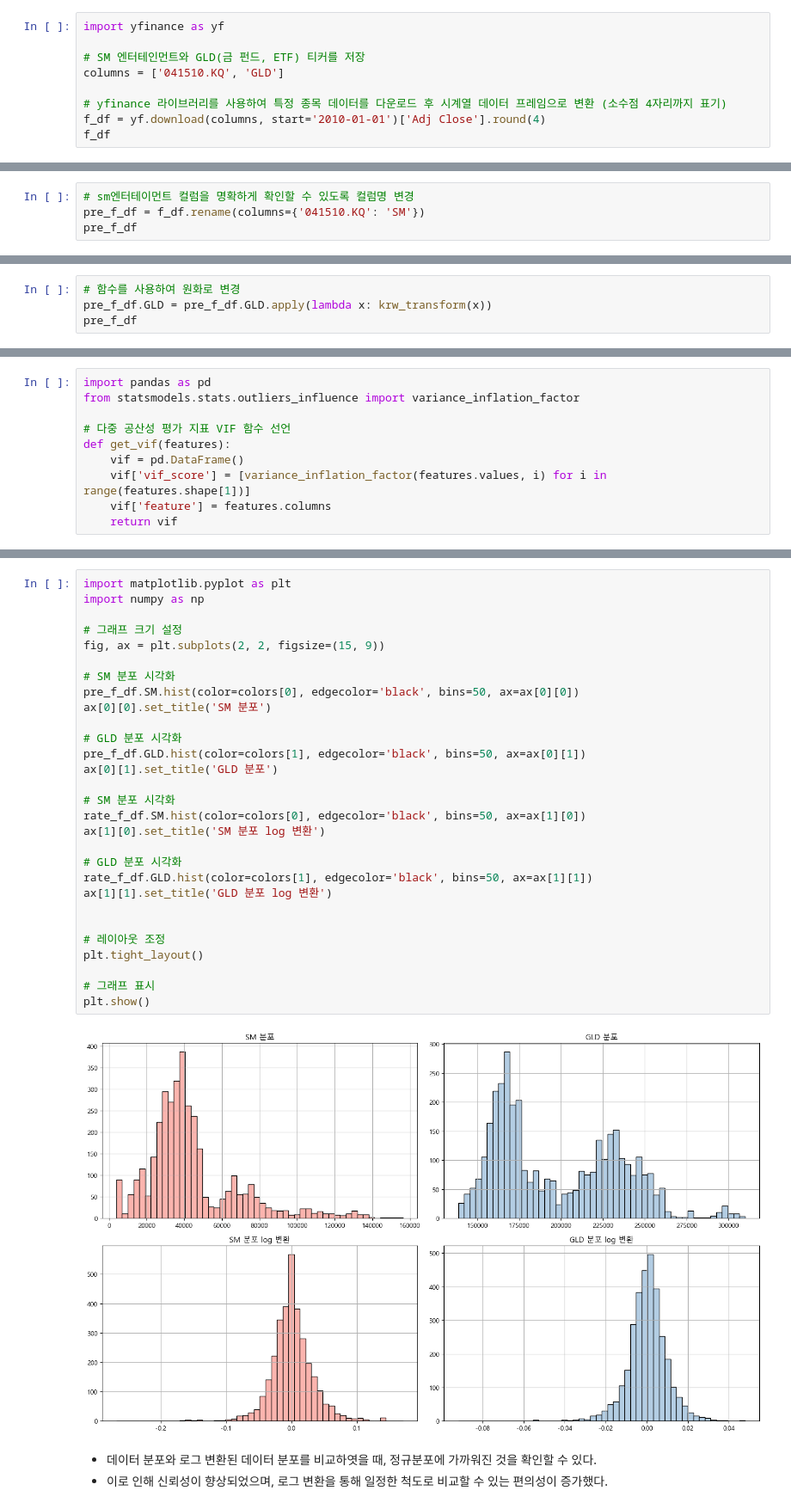
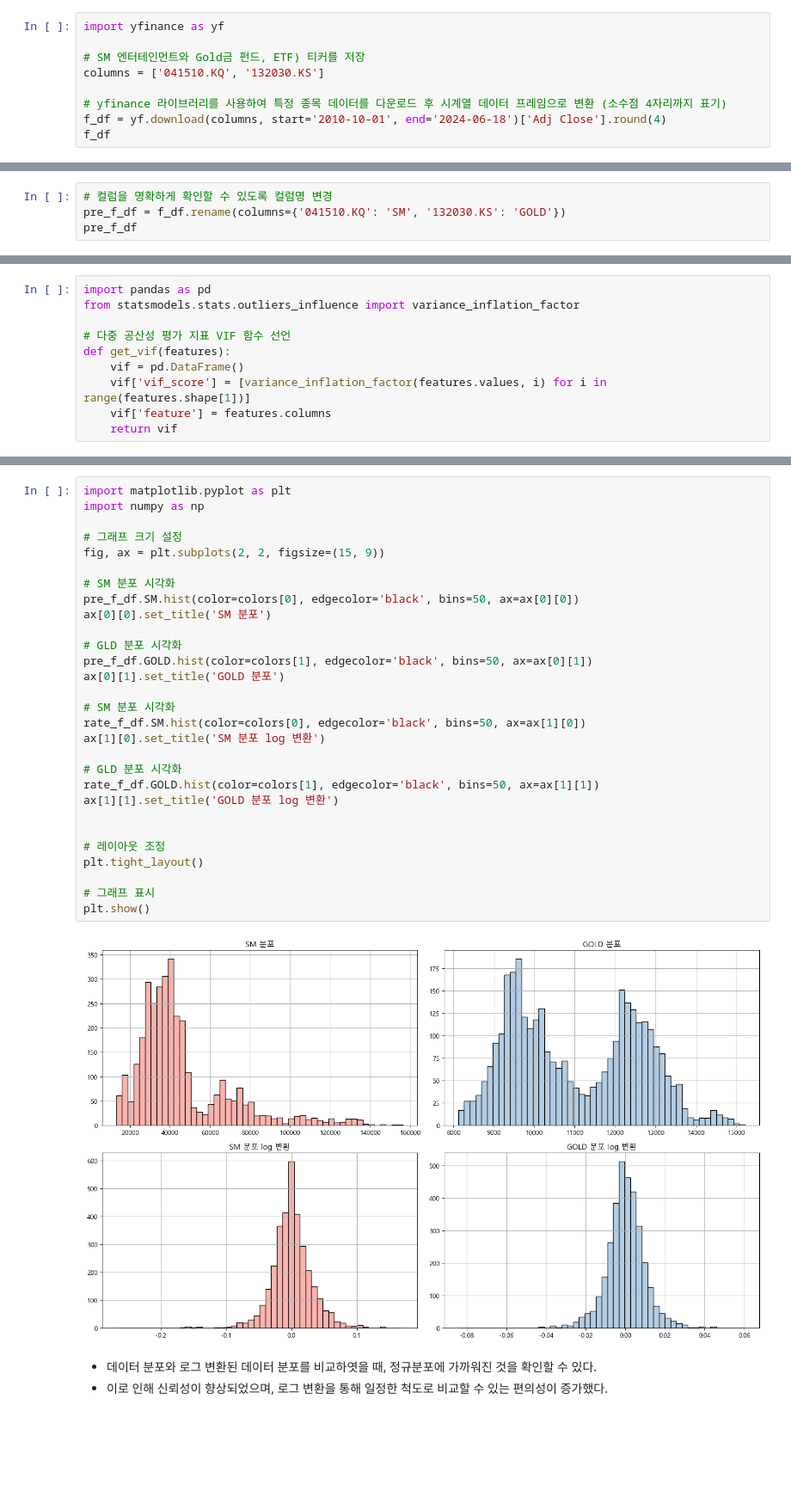
Before and after one commit to songseogyeong/project-time_series, a Jupyter notebook: SM_ent.ipynb, the cells around one changed output, grey strips where cells are left out. Shown at 86% size. Saved outputs shown, nothing was run; the diff lists cells and outputs as text; blank space fills up the shorter version.

```diff
--- a/SM_ent.ipynb
+++ b/SM_ent.ipynb
@@ -44,11 +54,11 @@ plt.rcParams['axes.unicode_minus'] =False
 # %%
 import yfinance as yf
 
-# SM 엔터테인먼트와 GLD(금 펀드, ETF) 티커를 저장
-columns = ['041510.KQ', 'GLD']
+# SM 엔터테인먼트와 Gold금 펀드, ETF) 티커를 저장
+columns = ['041510.KQ', '132030.KS']
 
 # yfinance 라이브러리를 사용하여 특정 종목 데이터를 다운로드 후 시계열 데이터 프레임으로 변환 (소수점 4자리까지 표기)
-f_df = yf.download(columns, start='2010-01-01')['Adj Close'].round(4)
+f_df = yf.download(columns, start='2010-10-01', end='2024-06-18')['Adj Close'].round(4)
 f_df
 # %% [output]
 [*********************100%%**********************]  2 of 2 completed
@@ -69,5 +79,5 @@ f_df
 # %%
-# sm엔터테이먼트 컬럼을 명확하게 확인할 수 있도록 컬럼명 변경
-pre_f_df = f_df.rename(columns={'041510.KQ': 'SM'})
+# 컬럼을 명확하게 확인할 수 있도록 컬럼명 변경
+pre_f_df = f_df.rename(columns={'041510.KQ': 'SM', '132030.KS': 'GOLD'})
 pre_f_df
 # %% [output]
@@ -96,4 +97,0 @@ def krw_transform(usd):
-# %%
-# 함수를 사용하여 원화로 변경
-pre_f_df.GLD = pre_f_df.GLD.apply(lambda x: krw_transform(x))
-pre_f_df
@@ -286,34 +357,34 @@ get_vif(rate_f_df)
 # %%
 import matplotlib.pyplot as plt
 import numpy as np
 
 # 그래프 크기 설정
 fig, ax = plt.subplots(2, 2, figsize=(15, 9))
 
 # SM 분포 시각화
 pre_f_df.SM.hist(color=colors[0], edgecolor='black', bins=50, ax=ax[0][0])
 ax[0][0].set_title('SM 분포')
 
 # GLD 분포 시각화
-pre_f_df.GLD.hist(color=colors[1], edgecolor='black', bins=50, ax=ax[0][1])
-ax[0][1].set_title('GLD 분포')
+pre_f_df.GOLD.hist(color=colors[1], edgecolor='black', bins=50, ax=ax[0][1])
+ax[0][1].set_title('GOLD 분포')
 
 # SM 분포 시각화
 rate_f_df.SM.hist(color=colors[0], edgecolor='black', bins=50, ax=ax[1][0])
 ax[1][0].set_title('SM 분포 log 변환')
 
 # GLD 분포 시각화
-rate_f_df.GLD.hist(color=colors[1], edgecolor='black', bins=50, ax=ax[1][1])
-ax[1][1].set_title('GLD 분포 log 변환')
+rate_f_df.GOLD.hist(color=colors[1], edgecolor='black', bins=50, ax=ax[1][1])
+ax[1][1].set_title('GOLD 분포 log 변환')
 
 
 # 레이아웃 조정
 plt.tight_layout()
 
 # 그래프 표시
 plt.show()
 # %% [output]
-[figure, old version]
+[figure, new version]
 # %% [markdown]
 - 데이터 분포와 로그 변환된 데이터 분포를 비교하엿을 때, 정규분포에 가까워진 것을 확인할 수 있다.
 - 이로 인해 신뢰성이 향상되었으며, 로그 변환을 통해 일정한 척도로 비교할 수 있는 편의성이 증가했다.
```
Also changed, not shown: parts of 39 cells of this notebook, 1 other file.
